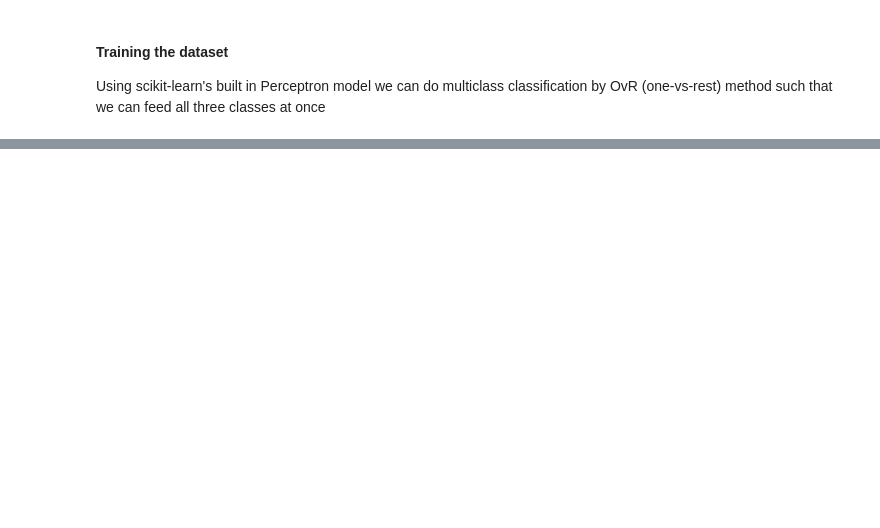
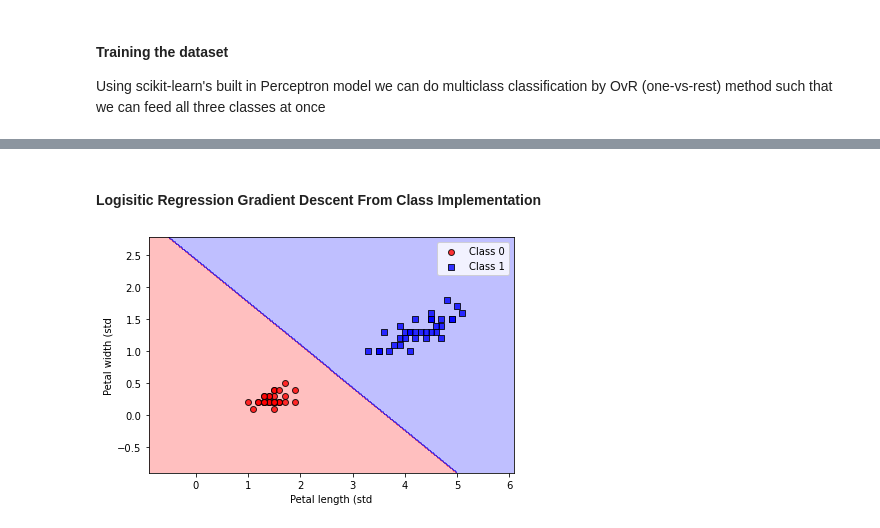
Before and after one commit to eirikbaekkelund/machine_learning_pytorch, a Jupyter notebook: ch3_machine_learning_classifiers_scikit_learn/ch03.ipynb, the cells around one changed output, grey strips where cells are left out. Saved outputs shown, nothing was run; the diff lists cells and outputs as text; code cells hidden in the pictures; blank space fills up the shorter version.

Commit message:
logisitic regression and svm added

```diff
--- a/ch3_machine_learning_classifiers_scikit_learn/ch03.ipynb
+++ b/ch3_machine_learning_classifiers_scikit_learn/ch03.ipynb
@@ -57,0 +167,16 @@ Misclassified examples: 30
+# %% [markdown]
+#### Logisitic Regression Gradient Descent From Class Implementation
+# %%
+X_train_subset = X_train[(y_train == 0) | (y_train == 1)]
+y_train_subset = y_train[(y_train == 0) | (y_train == 1)]
+logistic_reg_gradient_descent = lrg.LogisticRegressionGD(h=0.2, n_iter=1000)
+logistic_reg_gradient_descent.fit(X=X_train_subset, y=y_train_subset)
+
+plot_decision_regions(X=X_train_subset, y=y_train_subset, classifier=logistic_reg_gradient_descent)
+plt.xlabel('Petal length (std')
+plt.ylabel('Petal width (std')
+plt.legend(loc='best')
+plt.tight_layout()
+plt.show()
+# %% [output]
+[figure, added]
```
Also changed, not shown: parts of 21 cells of this notebook, 2 other files.
